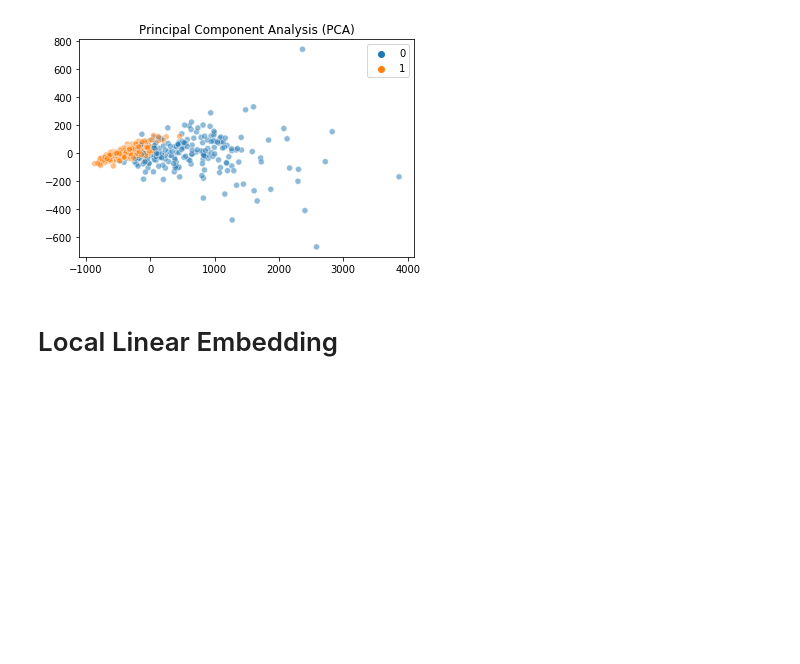
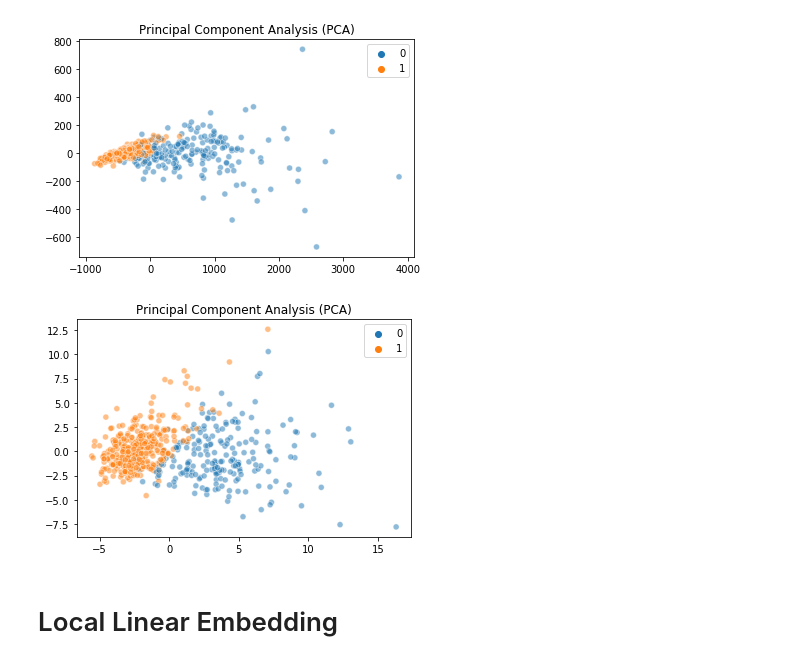
Before and after one commit to goerlitz/binary-classification, a Jupyter notebook: wisconsin-breast-cancer/wdbc_dimensionality_reduction.ipynb, the cells around one changed output. Drawn from its saved outputs; the diff is of its cells as text; code cells hidden in the pictures; blank space fills up the shorter version.

```diff
--- a/wisconsin-breast-cancer/wdbc_dimensionality_reduction.ipynb
+++ b/wisconsin-breast-cancer/wdbc_dimensionality_reduction.ipynb
@@ -15,6 +15,10 @@ import matplotlib.pyplot as plt
 import seaborn as sns
 # %%
 X, y = datasets.load_breast_cancer(return_X_y=True)
+# %%
+from sklearn.preprocessing import StandardScaler
+
+X_scaled = StandardScaler().fit_transform(X)
 # %%
 def plot2Dtrans(X, y, trans, title=None):
     X_trans = np.transpose(trans.fit_transform(X))
@@ -28,6 +32,10 @@ from sklearn.decomposition import PCA
 plot2Dtrans(X, y, PCA(n_components=2), 'Principal Component Analysis (PCA)')
 # %% [output]
 [figure]
+# %%
+plot2Dtrans(X_scaled, y, PCA(n_components=2), 'Principal Component Analysis (PCA)')
+# %% [output]
+[figure, added]
 # %% [markdown]
 # Local Linear Embedding
 # %%
```
Also changed, not shown: parts of 2 cells of this notebook, 1 other file.
